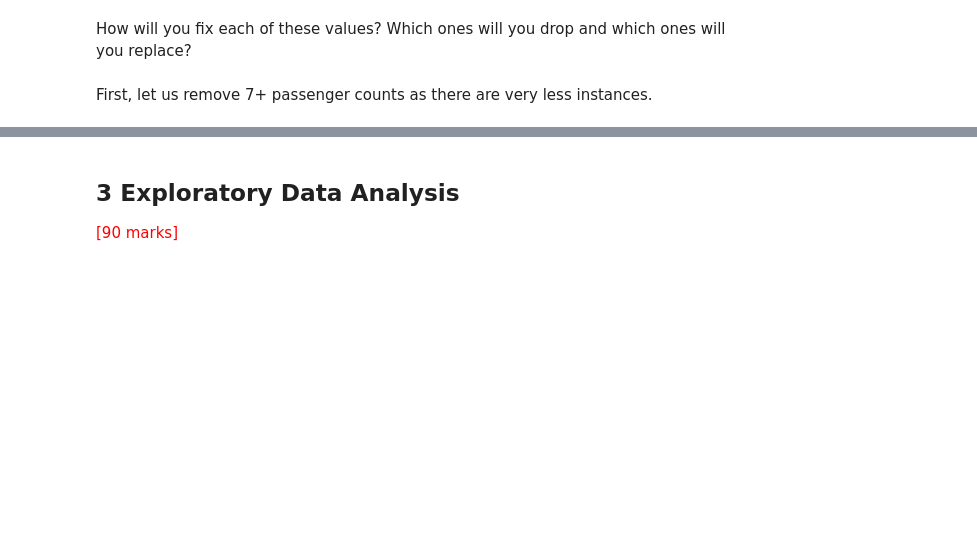
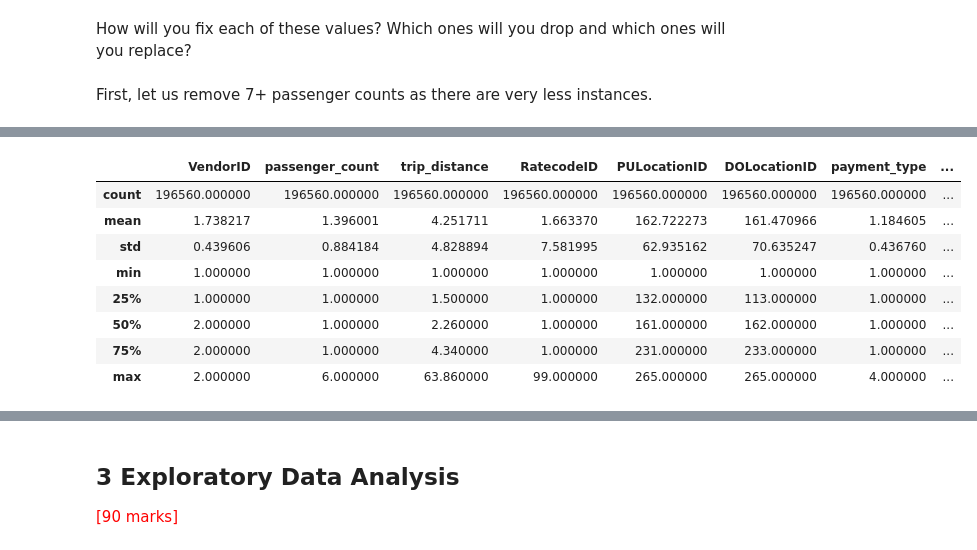
Before and after one commit to AGON002/python-assignment, a Jupyter notebook: EDA_Assg_NYC_Taxi_Starter.ipynb, the cells around one changed output, grey strips where cells are left out. Cells and saved outputs as stored; diff of their text form; code cells hidden in the pictures; blank space fills up the shorter version.

```diff
--- a/EDA_Assg_NYC_Taxi_Starter.ipynb
+++ b/EDA_Assg_NYC_Taxi_Starter.ipynb
@@ -632,14 +632,3 @@ These are just some suggestions. You can handle outliers in any way you wish, us
 How will you fix each of these values? Which ones will you drop and which ones will you replace?
 # %% [markdown]
 First, let us remove 7+ passenger counts as there are very less instances.
-# %%
-# remove passenger_count > 6
-df = df[df['passenger_count'] <= 6]
-df = df[df['trip_distance'] >= 1 and df['fare_amount'] < 300 and df['PULocationID'] != df['DOLocationID']]
-df = df[df['trip_distance'] != 0 and df['fare_amount'] != 0]
-df = df[df['trip_distance'] < 250]
-df = df[df['payment_type'] != 0]
-
-
-
-df['passenger_count'].value_counts()
@@ -659,0 +651,20 @@ dtype: int64
+# %%
+# Continue with outlier handling
+
+df = df[df['trip_distance'] < 250]
+df = df[df['payment_type'] != 0]
+df = df[(df['trip_distance'] >= 1) &
+        (df['fare_amount'] < 300) &
+        (df['PULocationID'] != df['DOLocationID'])]
+df = df[(df['trip_distance'] != 0) & (df['fare_amount'] != 0)]
+df.describe()
+# %% [output]
+|  | VendorID | passenger_count | trip_distance | RatecodeID | PULocationID | DOLocationID | payment_type | ... |
+| count | 196560.000000 | 196560.000000 | 196560.000000 | 196560.000000 | 196560.000000 | 196560.000000 | 196560.000000 | ... |
+| mean | 1.738217 | 1.396001 | 4.251711 | 1.663370 | 162.722273 | 161.470966 | 1.184605 | ... |
+| std | 0.439606 | 0.884184 | 4.828894 | 7.581995 | 62.935162 | 70.635247 | 0.436760 | ... |
+| min | 1.000000 | 1.000000 | 1.000000 | 1.000000 | 1.000000 | 1.000000 | 1.000000 | ... |
+| 25% | 1.000000 | 1.000000 | 1.500000 | 1.000000 | 132.000000 | 113.000000 | 1.000000 | ... |
+| 50% | 2.000000 | 1.000000 | 2.260000 | 1.000000 | 161.000000 | 162.000000 | 1.000000 | ... |
+| 75% | 2.000000 | 1.000000 | 4.340000 | 1.000000 | 231.000000 | 233.000000 | 1.000000 | ... |
+| max | 2.000000 | 6.000000 | 63.860000 | 99.000000 | 265.000000 | 265.000000 | 4.000000 | ... |
```
Also changed, not shown: parts of 8 cells of this notebook.
